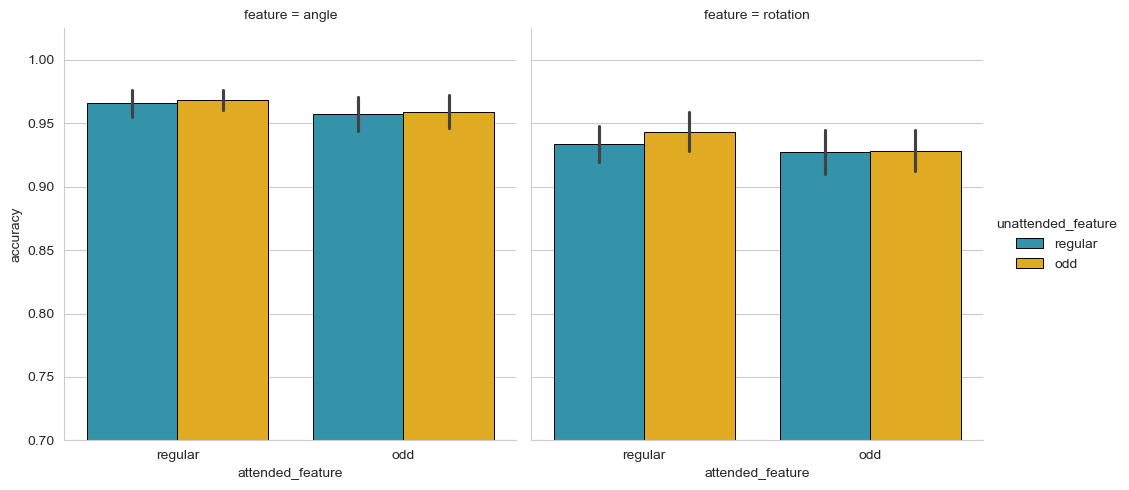
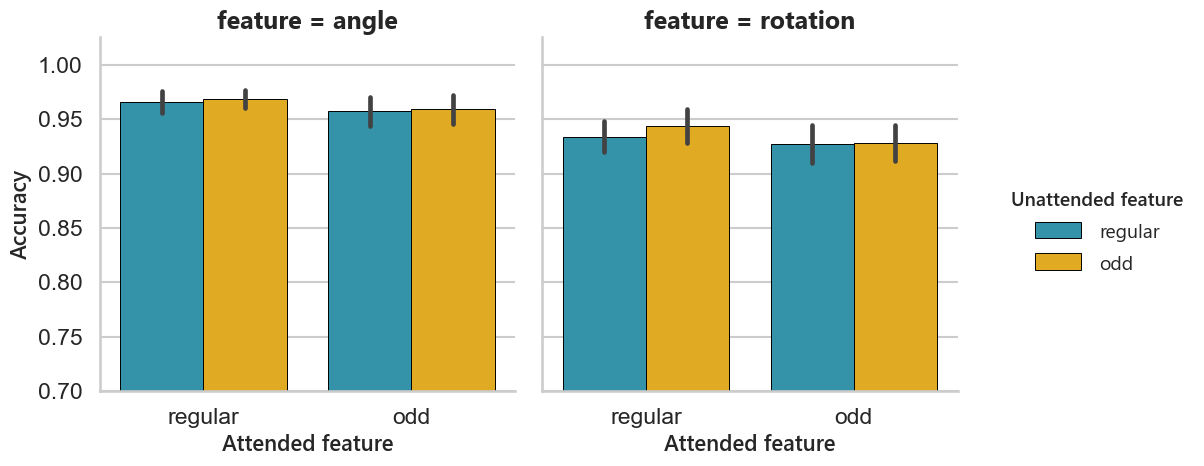
The change to this notebook cell's code, shown as a diff; its figure went from the first image to the second:
--- before
+++ after
@@ -13,4 +13,11 @@
             palette=line_colours1)
 g.set(ylim= .7)
+g.set_titles(fontdict={'family': 'Segoe UI', 'weight': 'bold', 'size': 14})
+g.set_xlabels('Attended feature',fontdict={'family': 'Segoe UI', 'weight': 'semibold','size':16})
+g.set_ylabels('Accuracy',fontdict={'family': 'Segoe UI', 'weight': 'semibold','size':16})
+g._legend.set_title('Unattended feature')
+plt.setp(g._legend.get_title(), fontfamily='Segoe UI', fontweight='semibold', fontsize=14)
+plt.setp(g._legend.get_texts(), fontfamily='Segoe UI', fontsize=14)
+
 
 plt.show()

Commit: deconvolution scripts